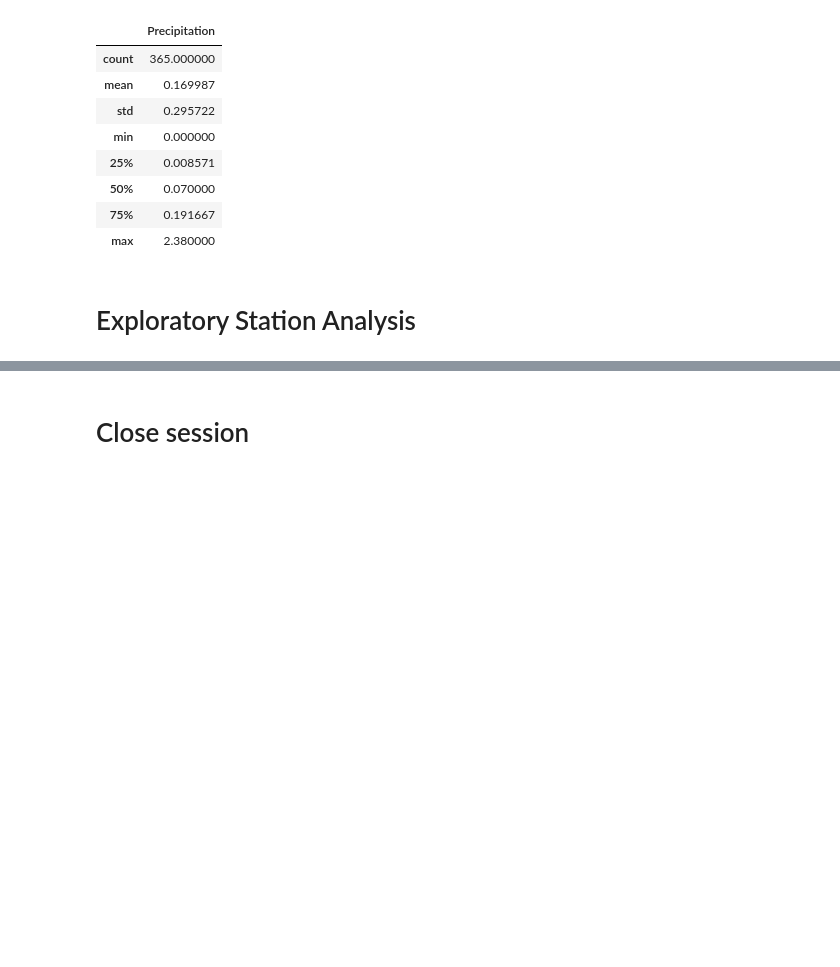
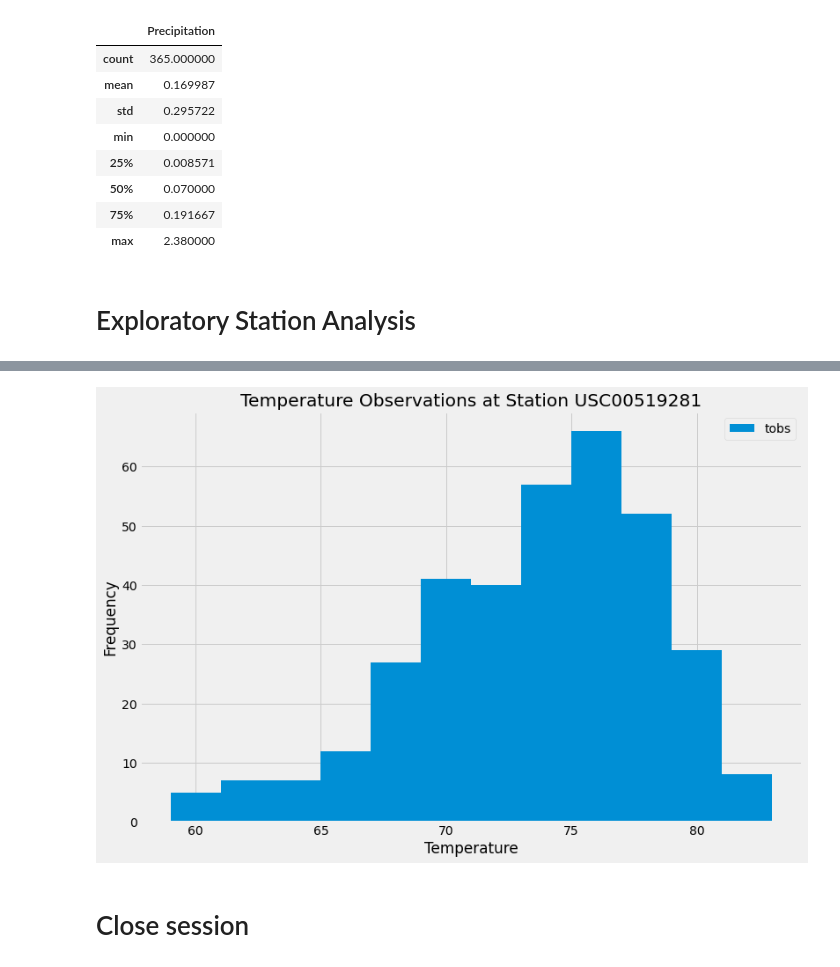
Before and after one commit to c-kleerun/sqlalchemy-challenge, a Jupyter notebook: climate.ipynb, the cells around one changed output, grey strips where cells are left out. Drawn from its saved outputs; the diff is of its cells as text; code cells hidden in the pictures; blank space fills up the shorter version.

```diff
--- a/climate.ipynb
+++ b/climate.ipynb
@@ -105,3 +106,7 @@ df
 # %%
 # Design a query to find the most active stations (i.e. what stations have the most rows?)
 # List the stations and the counts in descending order.
+active = session.query(measurement.station, func.count(measurement.station)).\
+            group_by(measurement.station).\
+            order_by(func.count(measurement.station).desc()).all()
+active
@@ -108,2 +123,6 @@ df
 # %%
 # Using the most active station id from the previous query, calculate the lowest, highest, and average temperature.
+best_station = active[0][0]
+
+session.query(func.min(measurement.tobs), func.avg(measurement.tobs), func.max(measurement.tobs)).\
+        filter(measurement.station == best_station).all()
@@ -110,3 +131,8 @@ df
 # %%
 # Using the most active station id
 # Query the last 12 months of temperature observation data for this station and plot the results as a histogram
+temps= session.query(measurement.station, measurement.tobs).\
+            filter(measurement.station == best_station).\
+            filter(measurement.date >= year).all()
+temps_df = pd.DataFrame(temps)
+temps_df.head()
@@ -113,3 +146,11 @@ df
+# %%
+# Histogram plot
+temps_df.plot.hist(by='station', bins=12, figsize=(12,8), grid=True)
+plt.title("Temperature Observations at Station USC00519281")
+plt.xlabel("Temperature")
+plt.show()
+# %% [output]
+[figure, added]
 # %% [markdown]
 # Close session
 # %%
```
Also changed, not shown: parts of 5 cells of this notebook.
